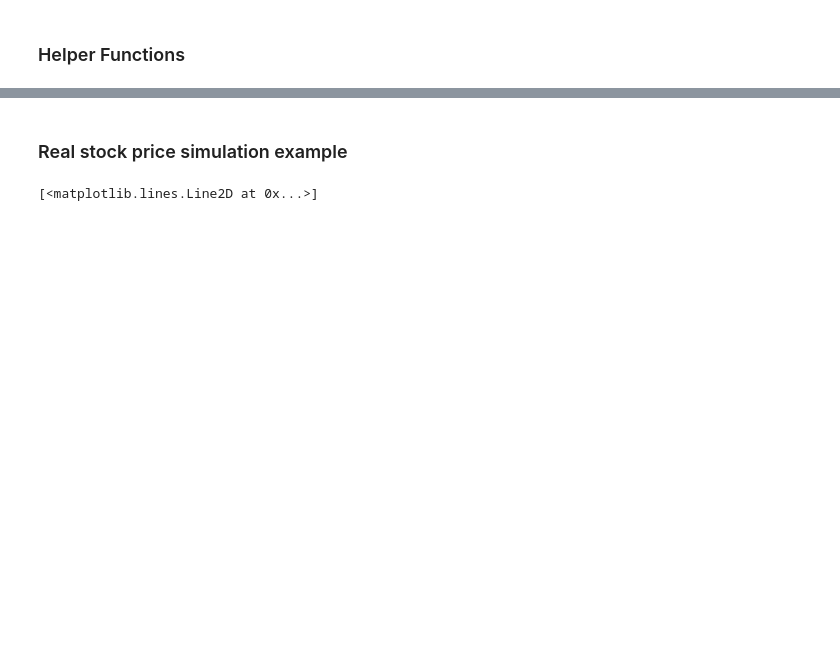
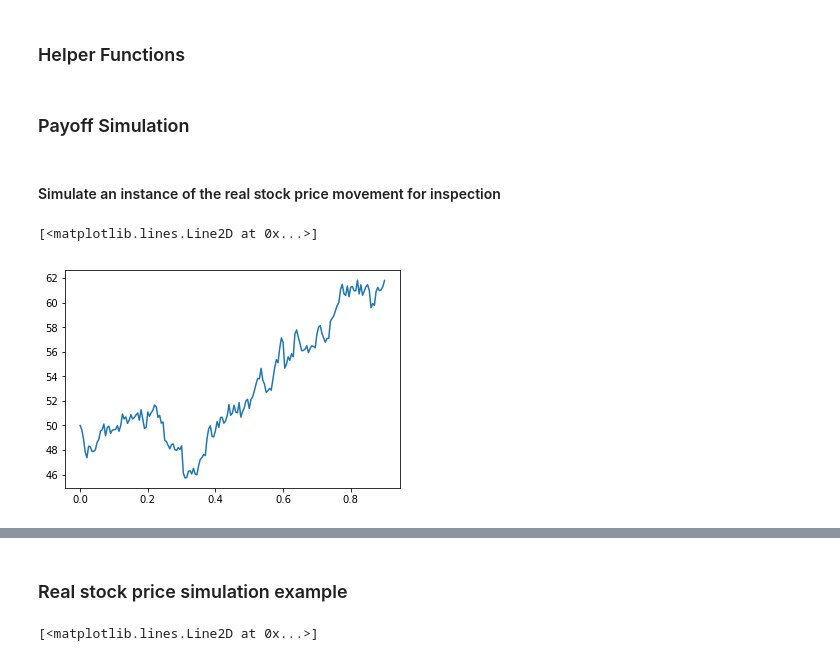
Before and after one commit to henrychan28/simulation_and_learning, a Jupyter notebook: American Option.ipynb, the cells around one changed output, grey strips where cells are left out. Drawn from its saved outputs; the diff is of its cells as text; code cells hidden in the pictures; blank space fills up the shorter version.

```diff
--- a/American Option.ipynb
+++ b/American Option.ipynb
@@ -31,7 +22,7 @@ def geometric_brownian_motion(z, t, s_0, mu, sigma):
     Simulate geometric brownian motion according to a given random normal distribution and time stamps
     ---------------------------
     Parameters
-    z: array of normal distribution with size n
+    z: array of standard normal distribution with size n
     t: list of time stamps with size n+1
 
     Return
@@ -65,7 +56,7 @@ def get_dividend_adjustment(t, dividends, t_dividends, r):
     Get the present value of dividend at time t with a certain dividend scheme specified
     -----------------------------
     Parameters
-    t: list of current time
+    t: list of time stamps
     dividends: list of possible dividend
     t_dividends: list of time of dividend pay
     r: interest rate
@@ -82,0 +116,29 @@ def
+# %% [markdown]
+<h3>Payoff Simulation</h3>
+# %% [markdown]
+<h4>Simulate an instance of the real stock price movement for inspection</h4>
+# %%
+#Problem Parameters
+t_dividends = [0.3, 0.6]
+t_expiration = 0.9
+dividends = [2,2]
+thresholds = [60, 60]
+s_0 = 50. #starting price
+K = 50 #exercise price
+mu = 0.1
+sigma = 0.15
+r = 0.1 #interest rate
+initial_adjustment = get_dividend_adjustment([0], dividends, t_dividends, r)[0]
+# %%
+end_time = 0.9
+step_size = 0.005
+number_of_step = int(end_time/step_size)
+t = [step_size*i for i in range(number_of_step+1)]
+# %%
+z = np.random.normal(size=len(t)-1)
+s = geometric_brownian_motion(z, t, s_0-initial_adjustment, mu, sigma)
+s_real = real_stock_price_movement(s, t, r, dividends, t_dividends)
+plt.plot(t, s_real)
+# %% [output]
+[<matplotlib.lines.Line2D at 0x...>]
+[figure, added]
```
Also changed, not shown: parts of 17 cells of this notebook.
